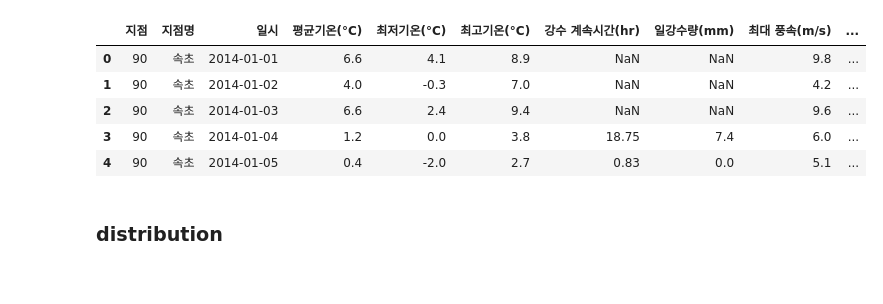
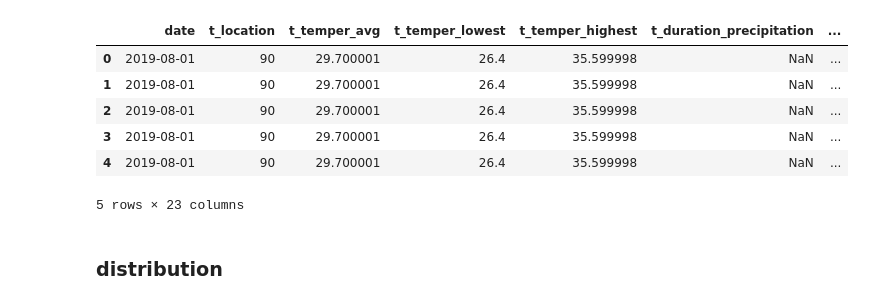
Before and after one commit to meowpunch/bobsim-research, a Jupyter notebook: src/main/python/analysis_open_data_terrestrial_weather.ipynb, the cells around one changed output. Drawn from its saved outputs; the diff is of its cells as text; code cells hidden in the pictures.

```diff
--- a/src/main/python/analysis_open_data_terrestrial_weather.ipynb
+++ b/src/main/python/analysis_open_data_terrestrial_weather.ipynb
@@ -8,0 +7,4 @@ origin_df=pd.read_csv('https://production-bobsim.s3.ap-northeast-2.amazonaws.com
+# %%
+from util.build_dataset import build_origin_weather
+
+origin_w_df, key = build_origin_weather(date="201908")
@@ -9,12 +31,13 @@ origin_df=pd.read_csv('https://production-bobsim.s3.ap-northeast-2.amazonaws.com
 # %%
-origin_df.head()
+origin_w_df.head()
 # %% [output]
-|  | 지점 | 지점명 | 일시 | 평균기온(°C) | 최저기온(°C) | 최고기온(°C) | 강수 계속시간(hr) | 일강수량(mm) | 최대 풍속(m/s) | ... |
-| 0 | 90 | 속초 | 2014-01-01 | 6.6 | 4.1 | 8.9 | NaN | NaN | 9.8 | ... |
-| 1 | 90 | 속초 | 2014-01-02 | 4.0 | -0.3 | 7.0 | NaN | NaN | 4.2 | ... |
-| 2 | 90 | 속초 | 2014-01-03 | 6.6 | 2.4 | 9.4 | NaN | NaN | 9.6 | ... |
-| 3 | 90 | 속초 | 2014-01-04 | 1.2 | 0.0 | 3.8 | 18.75 | 7.4 | 6.0 | ... |
-| 4 | 90 | 속초 | 2014-01-05 | 0.4 | -2.0 | 2.7 | 0.83 | 0.0 | 5.1 | ... |
+|  | date | t_location | t_temper_avg | t_temper_lowest | t_temper_highest | t_duration_precipitation | ... |
+| 0 | 2019-08-01 | 90 | 29.700001 | 26.4 | 35.599998 | NaN | ... |
+| 1 | 2019-08-01 | 90 | 29.700001 | 26.4 | 35.599998 | NaN | ... |
+| 2 | 2019-08-01 | 90 | 29.700001 | 26.4 | 35.599998 | NaN | ... |
+| 3 | 2019-08-01 | 90 | 29.700001 | 26.4 | 35.599998 | NaN | ... |
+| 4 | 2019-08-01 | 90 | 29.700001 | 26.4 | 35.599998 | NaN | ... |
+5 rows × 23 columns
 # %% [markdown]
 ### distribution
 # %%
```
Also changed, not shown: parts of 3 cells of this notebook, 5 other files.
